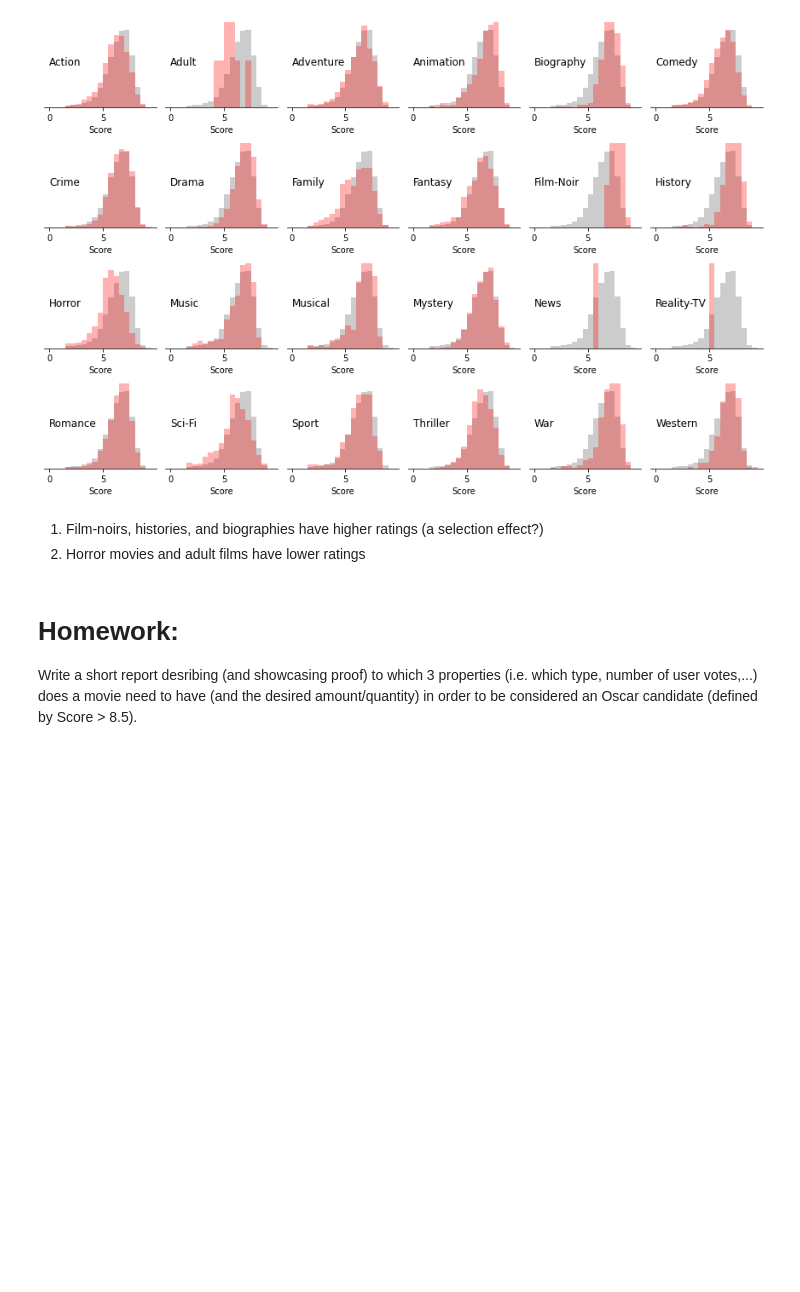
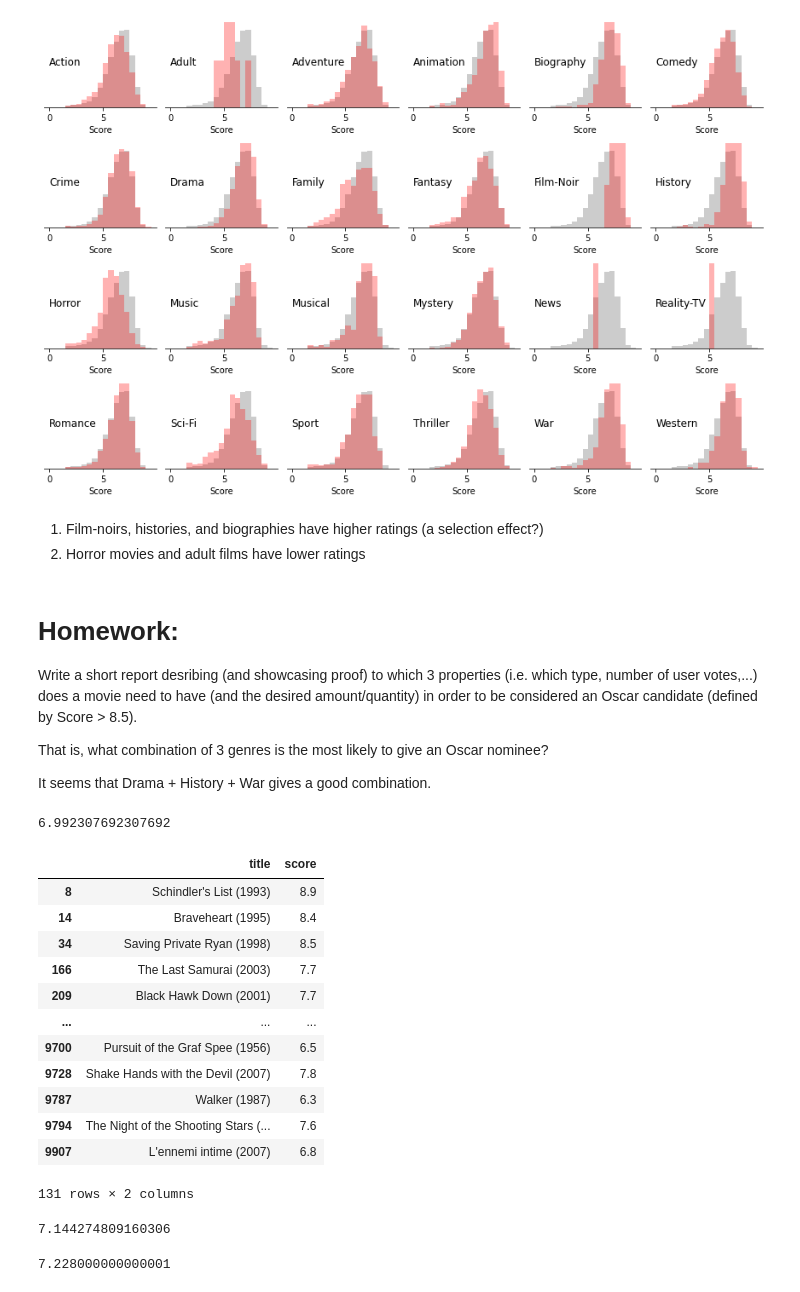
Before and after one commit to vukasinmilosevic/KSM2, a Jupyter notebook: Lecture_3/Vezbe3-Introduction_to_data_science.ipynb, the cells around one changed output. Saved outputs shown, nothing was run; the diff lists cells and outputs as text; code cells hidden in the pictures; blank space fills up the shorter version.

```diff
--- a/Lecture_3/Vezbe3-Introduction_to_data_science.ipynb
+++ b/Lecture_3/Vezbe3-Introduction_to_data_science.ipynb
@@ -526,3 +557,35 @@ for ax, genre in zip(axes.ravel(), genres):
 # %% [markdown]
 # Homework:
 Write a short report desribing (and showcasing proof) to which 3 properties (i.e. which type, number of user votes,...) does a movie need to have (and the desired amount/quantity) in order to be considered an Oscar candidate (defined by Score > 8.5).
+
+That is, what combination of 3 genres is the most likely to give an Oscar nominee?
+
+It seems that Drama + History + War gives a good combination.
+# %%
+data[(data.Drama == True) & (data.History == True) & (data.Romance == True)]['score'].mean()
+# %% [output]
+6.992307692307692
+# %%
+data[(data.Drama == True) & (data.History == True) & (data.War == True)][['title','score']]
+# %% [output]
+|  | title | score |
+| 8 | Schindler's List (1993) | 8.9 |
+| 14 | Braveheart (1995) | 8.4 |
+| 34 | Saving Private Ryan (1998) | 8.5 |
+| 166 | The Last Samurai (2003) | 7.7 |
+| 209 | Black Hawk Down (2001) | 7.7 |
+| ... | ... | ... |
+| 9700 | Pursuit of the Graf Spee (1956) | 6.5 |
+| 9728 | Shake Hands with the Devil (2007) | 7.8 |
+| 9787 | Walker (1987) | 6.3 |
+| 9794 | The Night of the Shooting Stars (... | 7.6 |
+| 9907 | L'ennemi intime (2007) | 6.8 |
+131 rows × 2 columns
+# %%
+data[(data.Drama == True) & (data.History == True) & (data.War == True)]['score'].mean()
+# %% [output]
+7.144274809160306
+# %%
+data[(data.Drama == True) & (data.Crime == True) & (data.History == True)]['score'].mean()
+# %% [output]
+7.228000000000001
```
Also changed, not shown: parts of 10 cells of this notebook.
